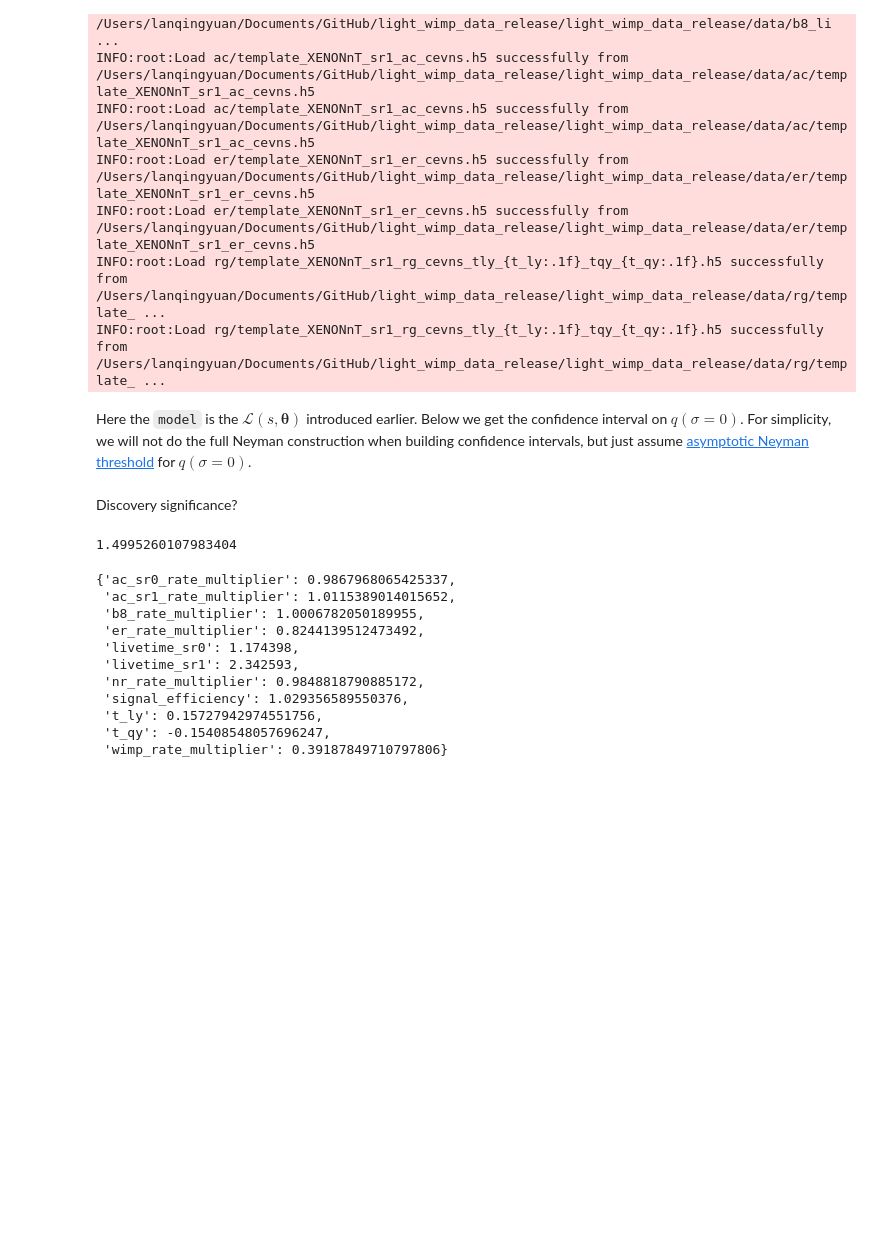
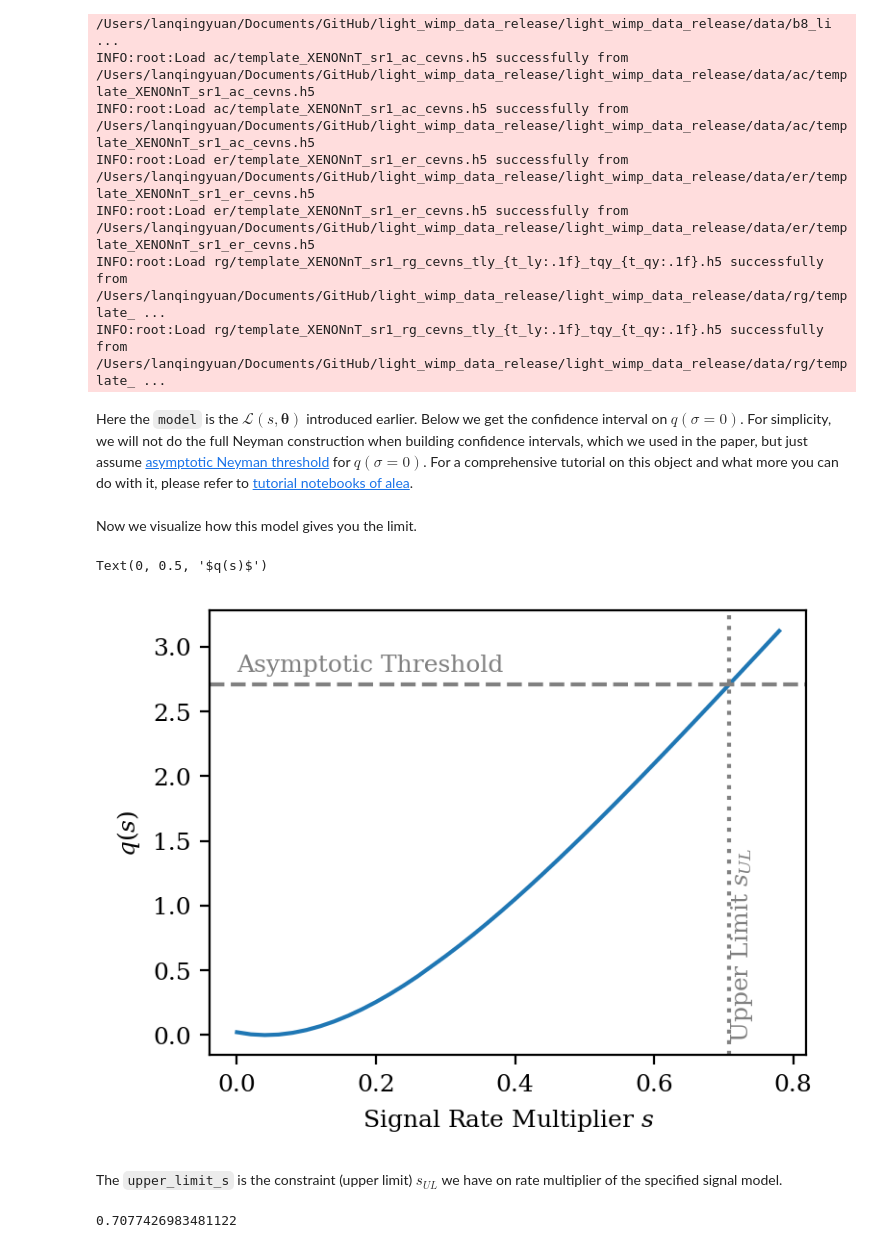
Before and after one commit to XENONnT/light_wimp_data_release, a Jupyter notebook: notebooks/2. Inference.ipynb, the cells around one changed output. Cells and saved outputs as stored; diff of their text form; code cells hidden in the pictures; blank space fills up the shorter version.

Commit message:
Inference notebook done

```diff
--- a/notebooks/2. Inference.ipynb
+++ b/notebooks/2. Inference.ipynb
@@ -44,8 +60,9 @@ Cannot find aptext
 # %%
+confidence_level = 0.9
 signal_source_name = "fermionic"        # The source_name in produce_templates function
 signal_folder_name = "fermionic_linear" # The output_folder in produce_templates function
-b8_source_name     = "b8"               # This should be None if you use default yield model
-b8_folder_name     = "b8_linear"        # This should be None if you use default yield model
+b8_source_name     = "b8"               # This should be None only if you use default yield model
+b8_folder_name     = "b8_linear"        # This should be None only if you use default yield model
 
 produce_model_config(
     signal_source_name = signal_source_name,
@@ -54,8 +71,9 @@ produce_model_config(
     b8_folder_name     = b8_folder_name
 )
 
+# Please remove pdf_cache if you can see any before running this
 config_path = f"../light_wimp_data_release/data/{signal_folder_name}_statistical_model.yaml"
-model = get_statistical_model(config_path=config_path, confidence_level=0.9)
+model = get_statistical_model(config_path=config_path, confidence_level=confidence_level)
 # %% [output]
 INFO:root:Load fermionic_linear/template_XENONnT_sr0_fermionic_cevns_tly_{t_ly:.1f}_tqy_{t_qy:.1f}.h5 successfully from /Users/lanqingyuan/Documents/GitHub/light_wimp_data_release/light_wimp_data_rele ...
 INFO:root:Load fermionic_linear/template_XENONnT_sr0_fermionic_cevns_tly_{t_ly:.1f}_tqy_{t_qy:.1f}.h5 successfully from /Users/lanqingyuan/Documents/GitHub/light_wimp_data_release/light_wimp_data_rele ...
@@ -78,31 +96,44 @@ INFO:root:Load er/template_XENONnT_sr1_er_cevns.h5 successfully from /Users/lanq
 INFO:root:Load rg/template_XENONnT_sr1_rg_cevns_tly_{t_ly:.1f}_tqy_{t_qy:.1f}.h5 successfully from /Users/lanqingyuan/Documents/GitHub/light_wimp_data_release/light_wimp_data_release/data/rg/template_ ...
 INFO:root:Load rg/template_XENONnT_sr1_rg_cevns_tly_{t_ly:.1f}_tqy_{t_qy:.1f}.h5 successfully from /Users/lanqingyuan/Documents/GitHub/light_wimp_data_release/light_wimp_data_release/data/rg/template_ ...
 # %% [markdown]
-Here the `model` is the $\mathcal{L}(s, \boldsymbol{\theta})$ introduced earlier. Below we get the confidence interval on $q(\sigma=0)$. For simplicity, we will not do the full Neyman construction when building confidence intervals, but just assume [asymptotic Neyman threshold](https://arxiv.org/pdf/1007.1727v3) for $q(\sigma=0)$.
+Here the `model` is the $\mathcal{L}(s, \boldsymbol{\theta})$ introduced earlier. Below we get the confidence interval on $q(\sigma=0)$. For simplicity, we will not do the full Neyman construction when building confidence intervals, which we used in the paper, but just assume [asymptotic Neyman threshold](https://arxiv.org/pdf/1007.1727v3) for $q(\sigma=0)$. For a comprehensive tutorial on this object and what more you can do with it, please refer to [tutorial notebooks of alea](https://github.com/XENONnT/alea/tree/main/notebooks).
-# %%
-best_fit, ll_free = model.fit()
-null_fit, ll_zero = model.fit(wimp_rate_multiplier=0)
-q0 = -2 * (ll_zero - ll_free)
-
-# Just use asymptotic threshold
-_, upper_limit = model.confidence_interval(poi_name="wimp_rate_multiplier")
-# %% [markdown]
-Discovery significance?
+# %% [markdown]
+Now we visualize how this model gives you the limit.
+# %%
+# This is the PLR statistics q(s)
+plrs = []
+# This is the signal multiplier s
+signal_multipliers = np.arange(40)/50
+
+# Get the PLR function
+for s in tqdm(signal_multipliers):
+    # Denominator
+    _best_fit, _ll_free = model.fit()
+    # Numerator
+    _null_fit, _ll_zero = model.fit(wimp_rate_multiplier=s)
+    # The PLR statistics under null hypothesis
+    _plr = -2 * (_ll_zero - _ll_free)
+    plrs.append(_plr)
+# %%
+# See this paper to make sense: https://arxiv.org/pdf/1007.1727v3
+asymptotic_threshold = chi2(1).isf(1.0 - confidence_level)
+
+# Just use the asymptotic threshold to obtain upper limit on signal rate multiplier
+_, upper_limit_s = model.confidence_interval(poi_name="wimp_rate_multiplier")
+
+plt.plot(signal_multipliers, plrs)
+plt.axhline(asymptotic_threshold, ls="--", color="grey")
+plt.text(0, asymptotic_threshold+0.1, "Asymptotic Threshold", color="grey")
+plt.axvline(upper_limit_s, ls=":", color="grey")
+plt.text(upper_limit_s, 0, "Upper Limit $s_{UL}$", color="grey", rotation=90)
+plt.xlabel("Signal Rate Multiplier $s$")
+plt.ylabel("$q(s)$")
+# %% [output]
+Text(0, 0.5, '$q(s)$')
+[figure, added]
+# %% [markdown]
+The `upper_limit_s` is the constraint (upper limit) $s_{UL}$ we have on rate multiplier of the specified signal model.
 # %%
-upper_limit
+upper_limit_s
 # %% [output]
-1.4995260107983404
+0.7077426983481122
-# %%
-best_fit
-# %% [output]
-{'ac_sr0_rate_multiplier': 0.9867968065425337,
- 'ac_sr1_rate_multiplier': 1.0115389014015652,
- 'b8_rate_multiplier': 1.0006782050189955,
- 'er_rate_multiplier': 0.8244139512473492,
- 'livetime_sr0': 1.174398,
- 'livetime_sr1': 2.342593,
- 'nr_rate_multiplier': 0.9848818790885172,
- 'signal_efficiency': 1.029356589550376,
- 't_ly': 0.15727942974551756,
- 't_qy': -0.15408548057696247,
- 'wimp_rate_multiplier': 0.39187849710797806}
```
Also changed, not shown: parts of 10 cells of this notebook, 1 other file.
